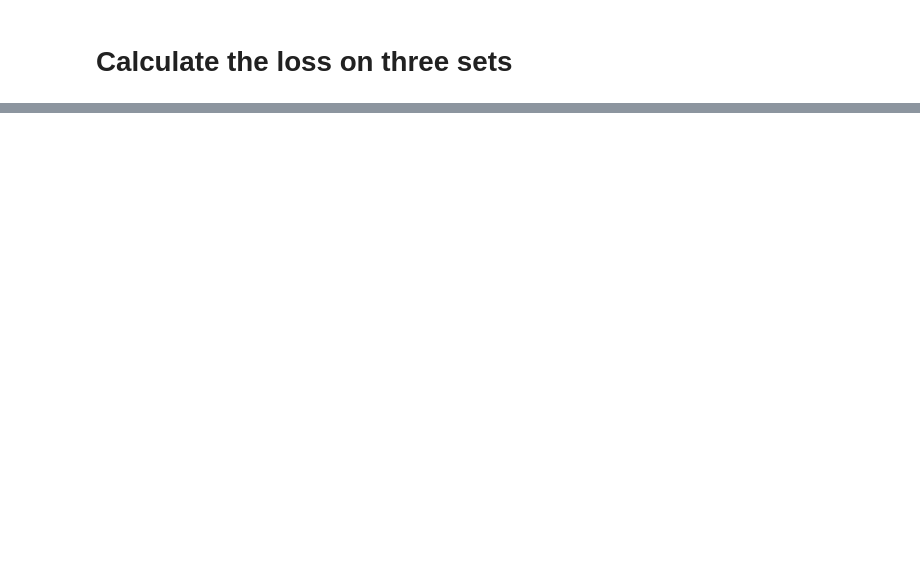
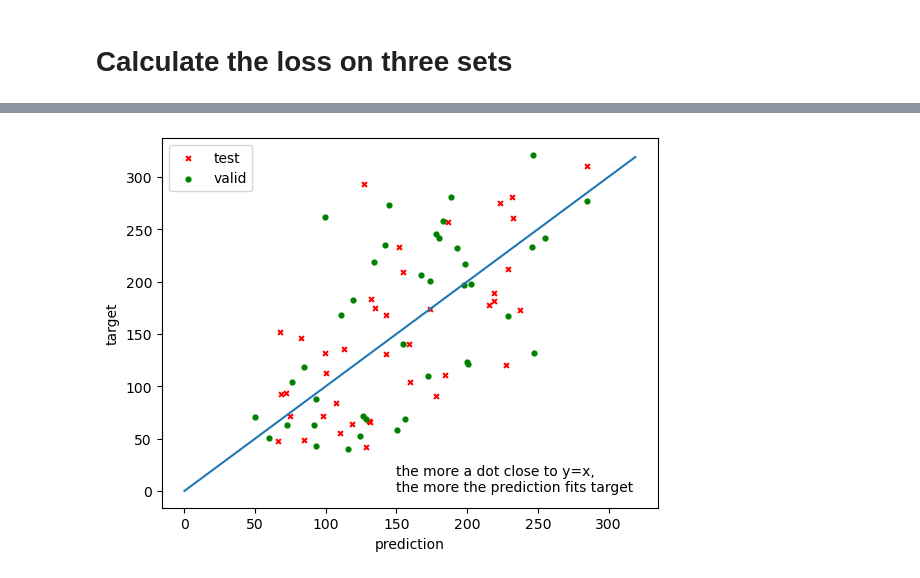
Before and after one commit to Wangmz-1211/my-ml-demos, a Jupyter notebook: demo-diabetes.ipynb, the cells around one changed output, grey strips where cells are left out. Saved outputs shown, nothing was run; the diff lists cells and outputs as text; code cells hidden in the pictures; blank space fills up the shorter version.

```diff
--- a/demo-diabetes.ipynb
+++ b/demo-diabetes.ipynb
@@ -241,0 +250,17 @@ print(f'[TRAIN] loss = {loss_train}\n[VALID] loss = {loss_valid}\n[TEST ] loss =
+# %%
+from xgboost import XGBRegressor
+model = XGBRegressor()
+model.fit(X_train, y_train)
+# loss on training set
+prediction = model.predict(X_train)
+diff = prediction - y_train
+loss_train = np.mean(diff * diff)
+# loss on validation set
+prediction = model.predict(X_valid)
+diff = prediction - y_valid
+loss_valid = np.mean(diff * diff)
+# loss on testing set
+prediction = model.predict(X_test)
+diff = prediction - y_test
+loss_test = np.mean(diff * diff)
+print(f'[TRAIN] loss = {loss_train}\n[VALID] loss = {loss_valid}\n[TEST ] loss = {loss_test}')
@@ -241,0 +271,13 @@ print(f'[TRAIN] loss = {loss_train}\n[VALID] loss = {loss_valid}\n[TEST ] loss =
+# %%
+y_demos_test = model.predict(X_test)
+y_demos_valid = model.predict(X_valid)
+plt.plot(range(320), range(320))
+plt.xlabel('prediction')
+plt.ylabel('target')
+plt.text(150,0,'the more a dot close to y=x,\nthe more the prediction fits target')
+plt.scatter(y_demos_test, y_test, marker='x', c='red',s=12, label='test')
+plt.scatter(y_demos_valid, y_valid, marker='o', c='green',s=12,label='valid')
+plt.legend()
+plt.show()
+# %% [output]
+[figure, added]
```
Also changed, not shown: parts of 8 cells of this notebook.
